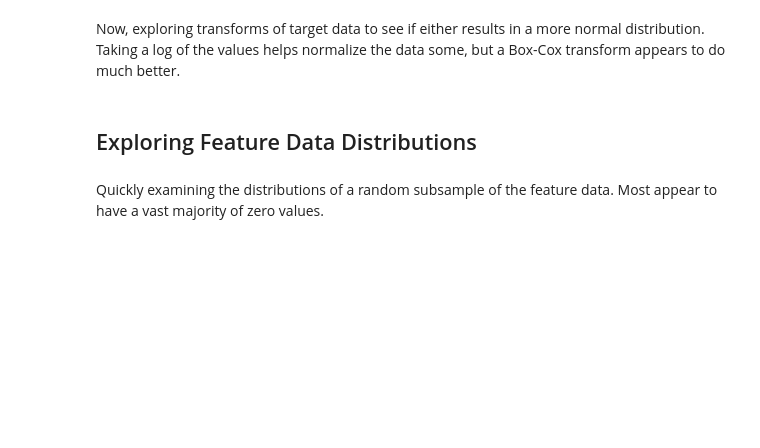
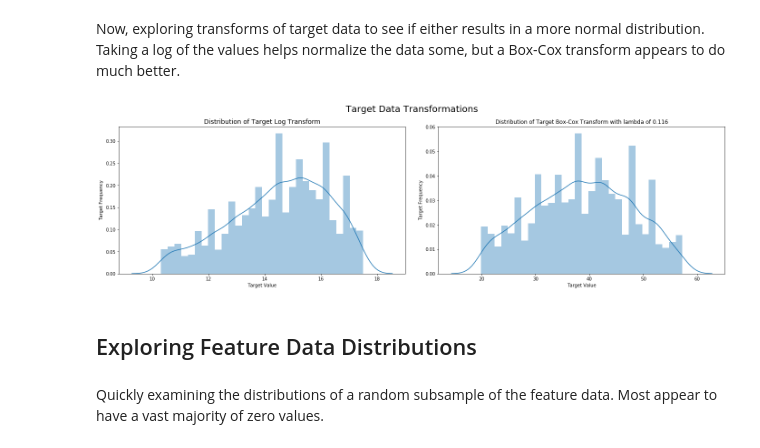
Before and after one commit to Antonio-RG/Banking_purchase_predictor, a Jupyter notebook: Santander_EDA.ipynb, the cells around one changed output. Cells and saved outputs as stored; diff of their text form; code cells hidden in the pictures; blank space fills up the shorter version.

```diff
--- a/Santander_EDA.ipynb
+++ b/Santander_EDA.ipynb
@@ -90,9 +105,17 @@ plt.show()
 # %% [markdown]
 Now, exploring transforms of target data to see if either results in a more normal distribution. Taking a log of the values helps normalize the data some, but a Box-Cox transform appears to do much better.
 # %%
-fig, (ax1, ax2) = plt.subplots(nrows=1, ncols=2, figsize=(20, 5))
+fig, (ax1, ax2) = plt.subplots(nrows=1, ncols=2, figsize=(20, 6))
 sns.distplot(np.log(train_df.target.values), bins=30, ax=ax1, kde=True).set_title('Distribution of Target Log Transform', fontsize=14)
-sns.distplot(stats.boxcox(train_df.target.values)[0], bins=30, ax=ax2, kde=True).set_title('Distribution of Target Box-Cox Transform', fontsize=14)
+ax1.set_ylabel('Target Frequency')
+ax1.set_xlabel('Target Value')
+sns.distplot(stats.boxcox(train_df.target.values)[0], bins=30, ax=ax2, kde=True).set_title('Distribution of Target Box-Cox Transform with lambda of {}'.format(round(stats.boxcox(train_df.target.values)[1], 3)), fontsize=12)
+ax2.set_ylabel('Target Frequency')
+ax2.set_xlabel('Target Value')
+fig.suptitle('Target Data Transformations', fontsize=20, y=1)
+fig.tight_layout(pad=3.0)
+# %% [output]
+[figure, added]
 # %% [markdown]
 ## Exploring Feature Data Distributions
 # %% [markdown]
```
Also changed, not shown: parts of 29 cells of this notebook, 10 other files.
